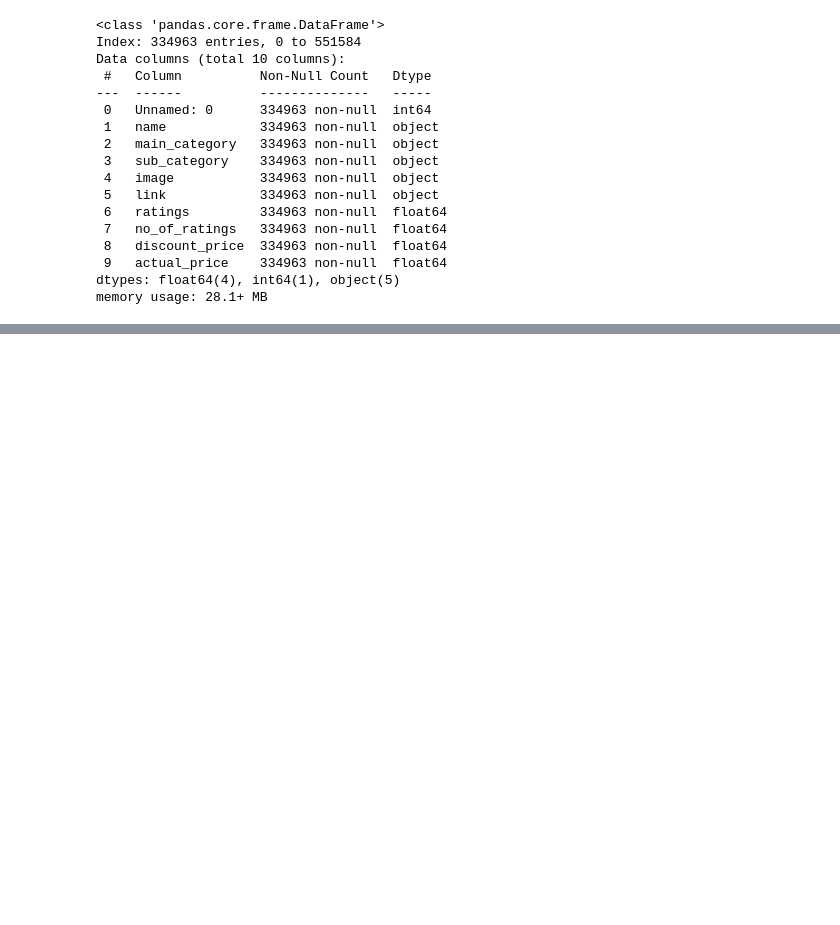
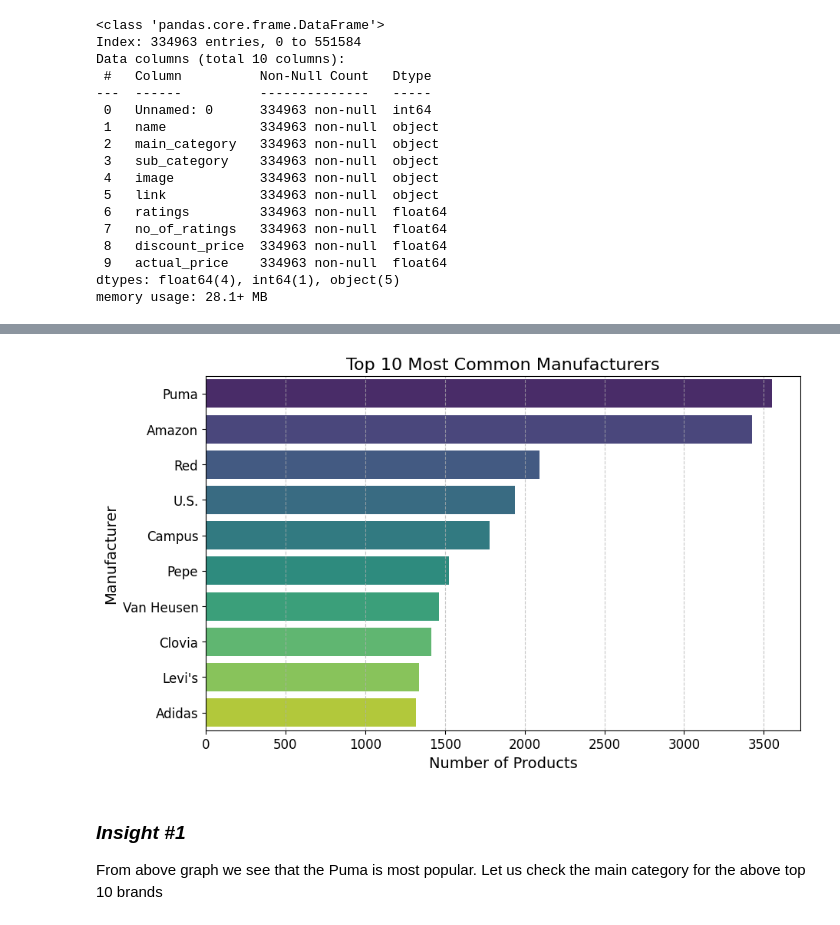
Before and after one commit to JuanPapi84/E-Commerce-Amazon, a Jupyter notebook: Code/Exploratory_Data_Analysis.ipynb, the cells around one changed output, grey strips where cells are left out. Saved outputs shown, nothing was run; the diff lists cells and outputs as text; code cells hidden in the pictures; blank space fills up the shorter version.

```diff
--- a/Code/Exploratory_Data_Analysis.ipynb
+++ b/Code/Exploratory_Data_Analysis.ipynb
@@ -371,0 +390,11 @@ memory usage: 28.1+ MB
+# %%
+# Function to extract manufacturer
+def extract_manufacturer(name):
+    words = name.split(' ')
+    if words[0] in ['The', 'Var']:
+        return ' '.join(words[:2])
+    return words[0]
+
+# Apply the function to create the manufacturer column
+df['manufacturer'] = df['name'].apply(extract_manufacturer)
+df.head(3)
@@ -371,0 +410,6 @@ memory usage: 28.1+ MB
+# %%
+# Make column with discount net value
+df['discount_value'] = df['actual_price'] - df['discount_price']
+# %%
+# Make column with discount and discounting percent
+df['discounting_percent'] = 1 - df['discount_price']/df['actual_price']
@@ -371,0 +493,3 @@ memory usage: 28.1+ MB
+# %%
+# Replace 'Van' with 'Van Heusen' in the 'manufacturer' column
+df['manufacturer'] = df['manufacturer'].replace('Van', 'Van Heusen')
@@ -371,0 +500,23 @@ memory usage: 28.1+ MB
+# %%
+# Let us check the common manufacturers
+top_n = 10
+manufacturer_counts = df['manufacturer'].value_counts().head(top_n)
+values = manufacturer_counts.index
+counts = manufacturer_counts.values
+
+plt.figure(figsize=(10,6))
+sns.barplot(x=counts, y=values, hue= values, palette="viridis")
+
+# Adding labels and title
+plt.title('Top 10 Most Common Manufacturers', fontsize=16)
+plt.xlabel('Number of Products', fontsize=14)
+plt.ylabel('Manufacturer', fontsize=14)
+plt.xticks(fontsize=12)
+plt.yticks(fontsize=12)
+plt.grid(axis='x', linestyle='--', alpha=0.7)
+plt.show()
+# %% [output]
+[figure, added]
+# %% [markdown]
+### ***Insight #1***
+From above graph we see that the Puma is most popular. Let us check the main category for the above top 10 brands
```
Also changed, not shown: parts of 26 cells of this notebook, 2 other files.
